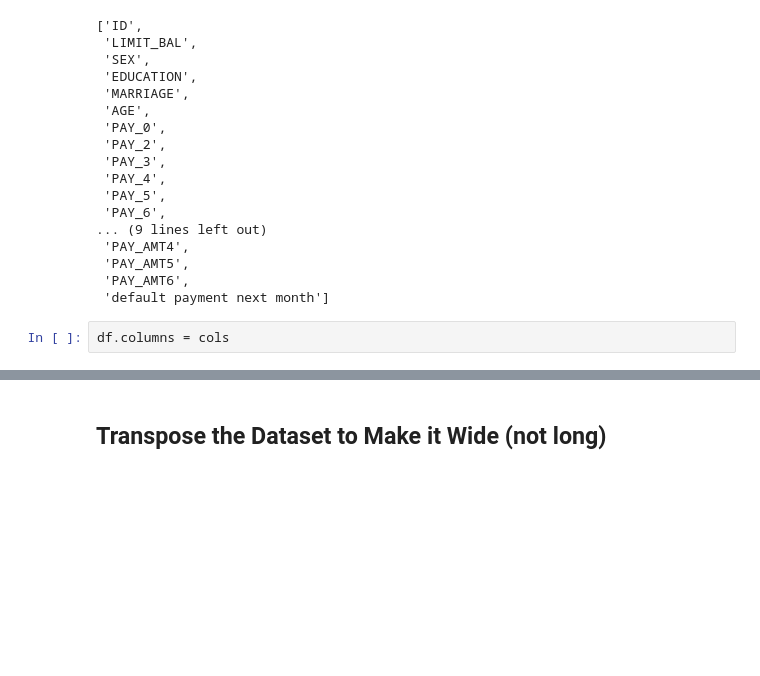
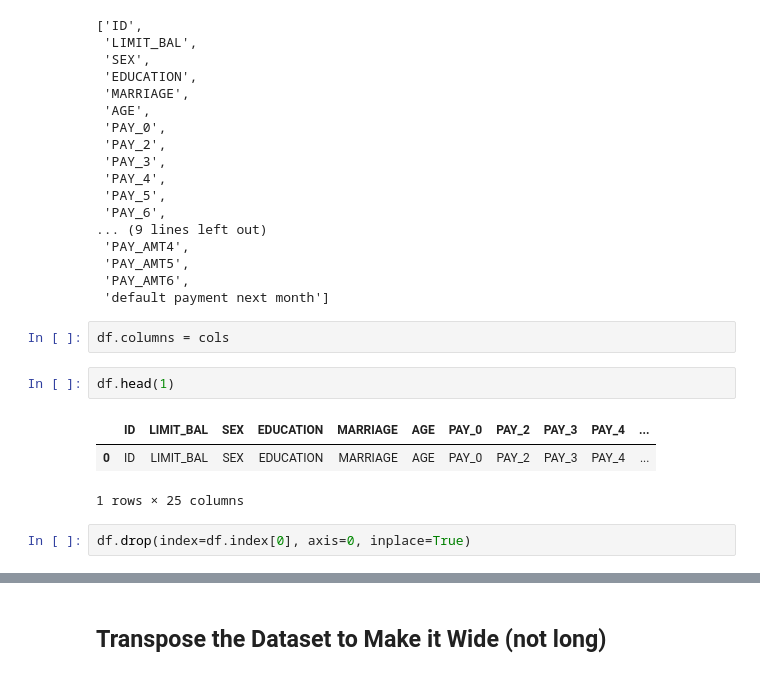
Before and after one commit to jmohsbeck1/jpmc_mle, a Jupyter notebook: Credit_Default_Lab.ipynb, the cells around one changed output, grey strips where cells are left out. Saved outputs shown, nothing was run; the diff lists cells and outputs as text; blank space fills up the shorter version.

```diff
--- a/Credit_Default_Lab.ipynb
+++ b/Credit_Default_Lab.ipynb
@@ -115,4 +115,12 @@ cols
  'default payment next month']
 # %%
 df.columns = cols
+# %%
+df.head(1)
+# %% [output]
+|  | ID | LIMIT_BAL | SEX | EDUCATION | MARRIAGE | AGE | PAY_0 | PAY_2 | PAY_3 | PAY_4 | ... |
+| 0 | ID | LIMIT_BAL | SEX | EDUCATION | MARRIAGE | AGE | PAY_0 | PAY_2 | PAY_3 | PAY_4 | ... |
+1 rows × 25 columns
+# %%
+df.drop(index=df.index[0], axis=0, inplace=True)
 # %%
```
Also changed, not shown: parts of 14 cells of this notebook.
